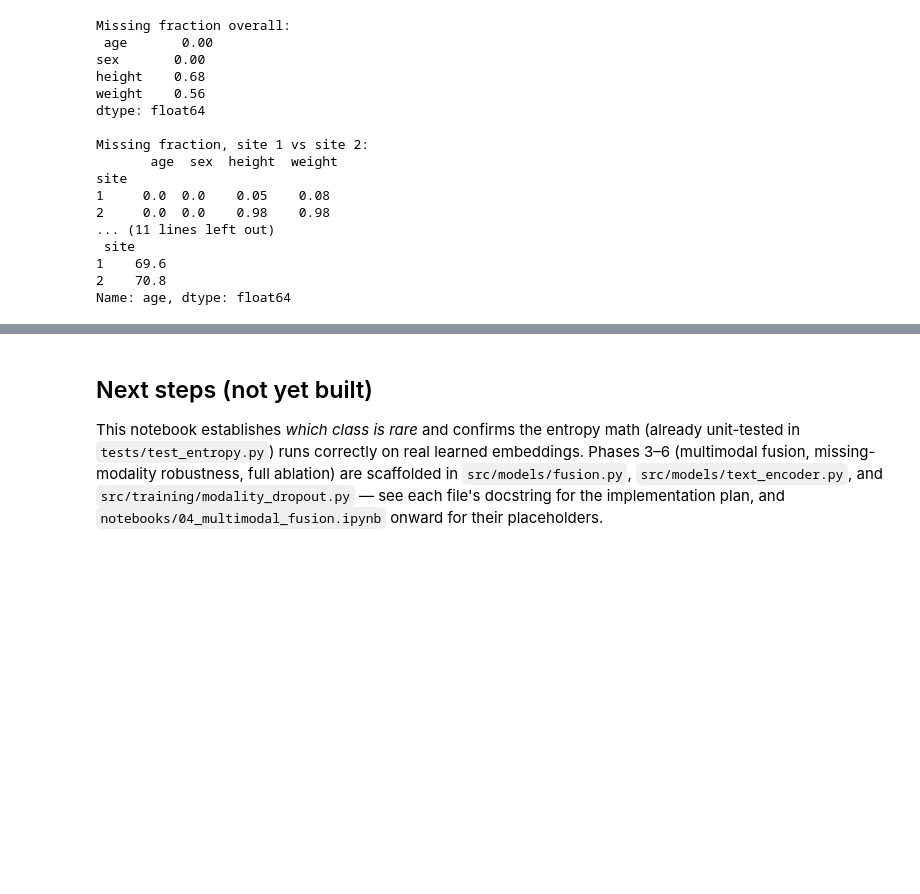
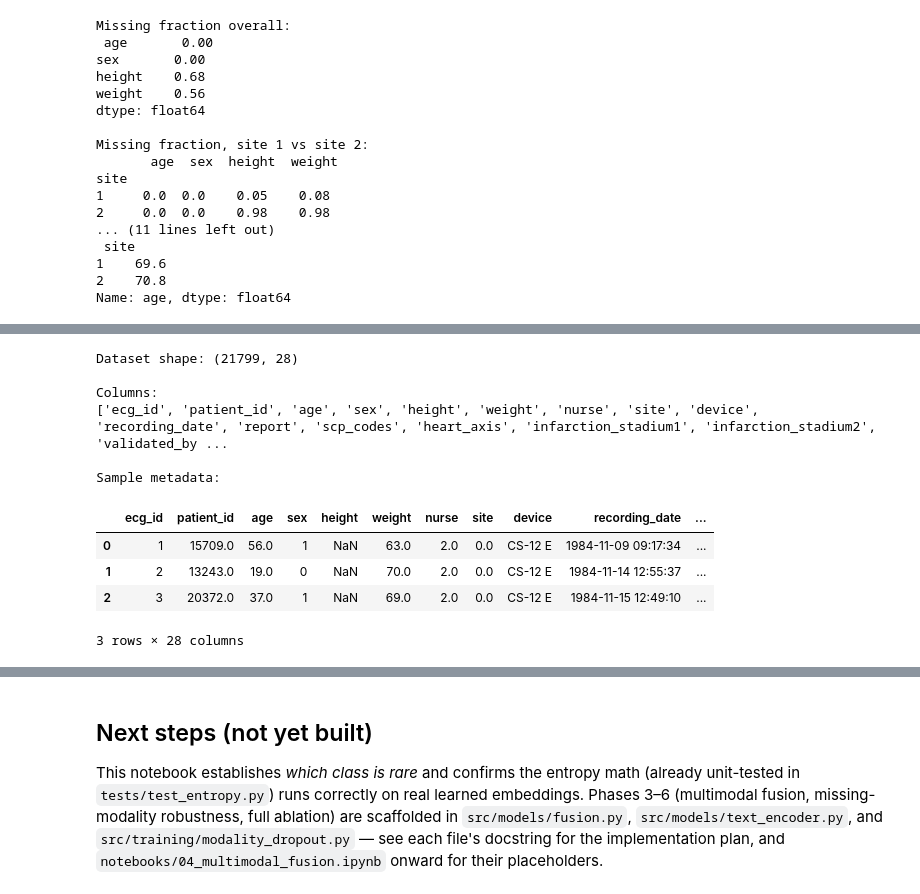
Before and after one commit to Sakina152/mm-dg-healthcare, a Jupyter notebook: notebooks/03_rare_class_identification.ipynb, the cells around one changed output, grey strips where cells are left out. Saved outputs shown, nothing was run; the diff lists cells and outputs as text; code cells hidden in the pictures; blank space fills up the shorter version.

```diff
--- a/notebooks/03_rare_class_identification.ipynb
+++ b/notebooks/03_rare_class_identification.ipynb
@@ -252,0 +292,28 @@ Name: age, dtype: float64
+# %%
+
+import pandas as pd
+from pathlib import Path
+
+csv_path = Path("data/raw/ptbxl/ptbxl_database.csv")
+
+if csv_path.exists():
+    df = pd.read_csv(csv_path)
+    print("Dataset shape:", df.shape)
+    print("\nColumns:")
+    print(df.columns.tolist())
+    print("\nSample metadata:")
+    display(df.head(3))
+else:
+    print("CSV not found. Check the extracted directory listing above.")
+# %% [output]
+Dataset shape: (21799, 28)
+
+Columns:
+['ecg_id', 'patient_id', 'age', 'sex', 'height', 'weight', 'nurse', 'site', 'device', 'recording_date', 'report', 'scp_codes', 'heart_axis', 'infarction_stadium1', 'infarction_stadium2', 'validated_by ...
+
+Sample metadata:
+|  | ecg_id | patient_id | age | sex | height | weight | nurse | site | device | recording_date | ... |
+| 0 | 1 | 15709.0 | 56.0 | 1 | NaN | 63.0 | 2.0 | 0.0 | CS-12 E | 1984-11-09 09:17:34 | ... |
+| 1 | 2 | 13243.0 | 19.0 | 0 | NaN | 70.0 | 2.0 | 0.0 | CS-12 E | 1984-11-14 12:55:37 | ... |
+| 2 | 3 | 20372.0 | 37.0 | 1 | NaN | 69.0 | 2.0 | 0.0 | CS-12 E | 1984-11-15 12:49:10 | ... |
+3 rows × 28 columns
```
Also changed, not shown: parts of 22 cells of this notebook.
